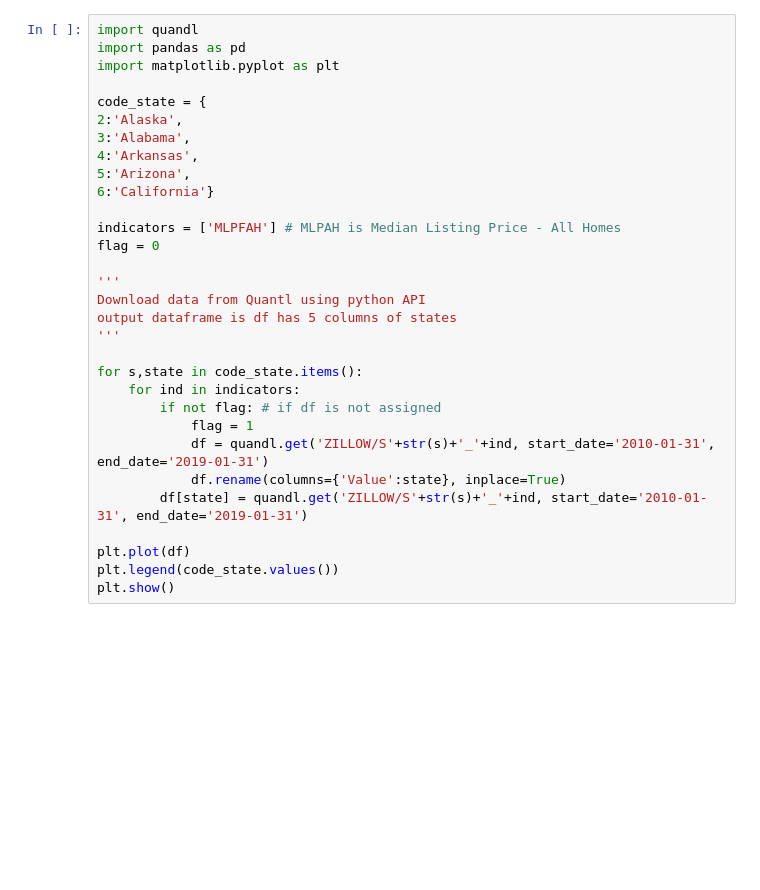
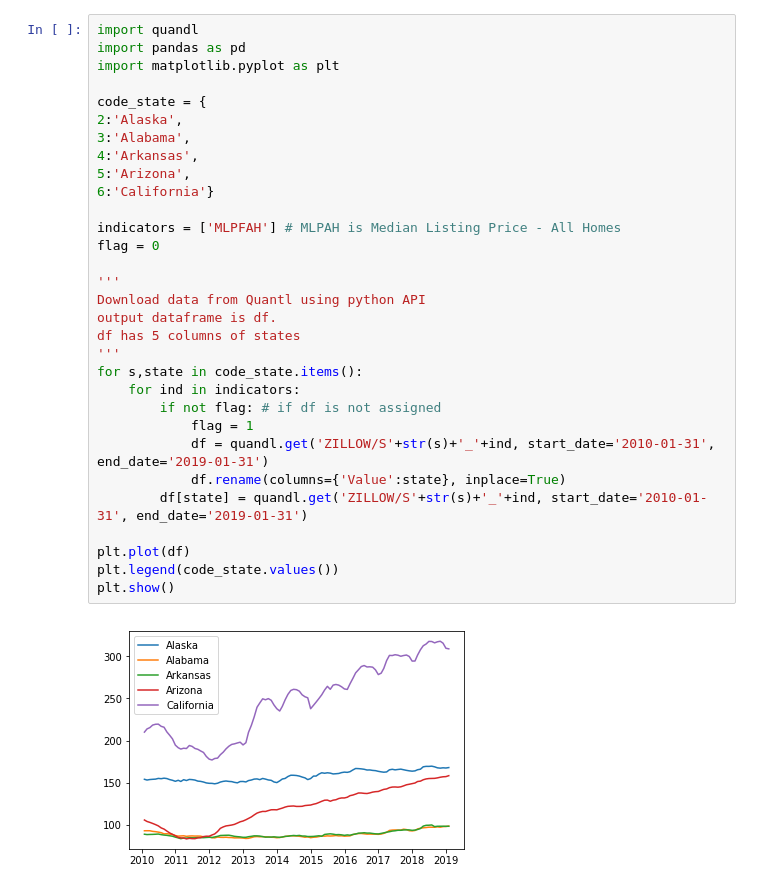
Before and after one commit to yczhang1017/zillow_analyze, a Jupyter notebook: zillow.ipynb, the cells around one changed output. Drawn from its saved outputs; the diff is of its cells as text; blank space fills up the shorter version.

```diff
--- a/zillow.ipynb
+++ b/zillow.ipynb
@@ -6,31 +14,33 @@ The following code get the Median Listing Price (All Homes) for 5 states between
 # %%
 import quandl
 import pandas as pd
 import matplotlib.pyplot as plt
 
 code_state = {
 2:'Alaska',
 3:'Alabama',
 4:'Arkansas',
 5:'Arizona',
 6:'California'}
 
 indicators = ['MLPFAH'] # MLPAH is Median Listing Price - All Homes
 flag = 0
 
 '''
 Download data from Quantl using python API
-output dataframe is df has 5 columns of states
+output dataframe is df.
+df has 5 columns of states
 '''
-
 for s,state in code_state.items():
     for ind in indicators:
         if not flag: # if df is not assigned
             flag = 1
             df = quandl.get('ZILLOW/S'+str(s)+'_'+ind, start_date='2010-01-31', end_date='2019-01-31')
             df.rename(columns={'Value':state}, inplace=True)
         df[state] = quandl.get('ZILLOW/S'+str(s)+'_'+ind, start_date='2010-01-31', end_date='2019-01-31')
 
 plt.plot(df)
 plt.legend(code_state.values())
 plt.show()
+# %% [output]
+[figure, added]
```
Also changed, not shown: parts of 7 cells of this notebook, 1 other file.
